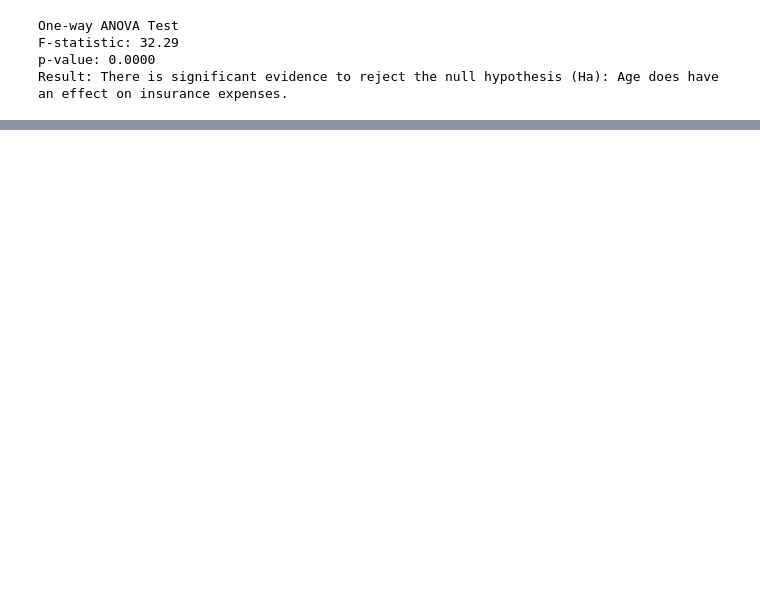
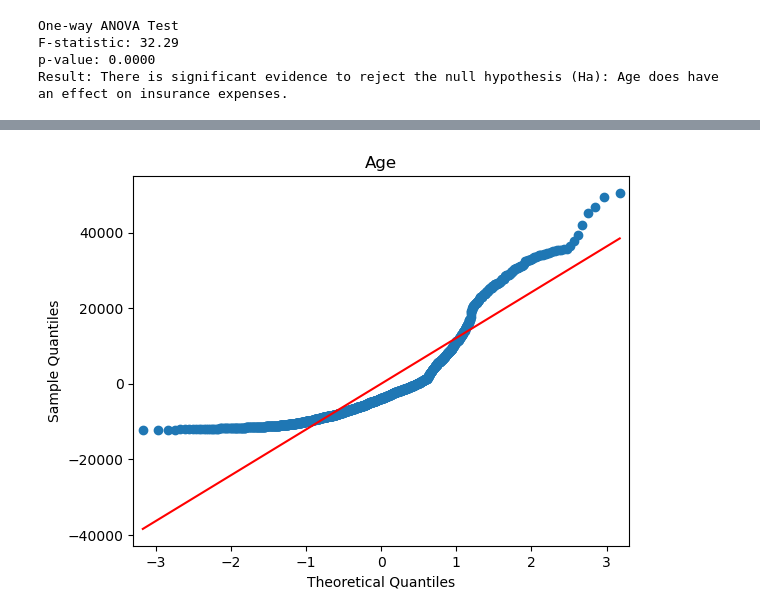
Before and after one commit to MAvdejev/Business-Statistics, a Jupyter notebook: Age.ipynb, the cells around one changed output, grey strips where cells are left out. Saved outputs shown, nothing was run; the diff lists cells and outputs as text; code cells hidden in the pictures; blank space fills up the shorter version.

```diff
--- a/Age.ipynb
+++ b/Age.ipynb
@@ -114,0 +145,20 @@ Result: There is significant evidence to reject the null hypothesis (Ha): Age do
+# %%
+
+# Fit a linear model
+income_segment_lm = sm.OLS(np.concatenate(grouped_data), sm.add_constant(np.concatenate([data.index.values for data in grouped_data]))).fit()
+
+# Get the residuals
+residuals = income_segment_lm.resid
+
+# Create a QQ plot
+sm.qqplot(residuals, line='s')
+
+# Add labels and title
+plt.title('Age')
+plt.xlabel('Theoretical Quantiles')
+plt.ylabel('Sample Quantiles')
+
+# Show the plot
+plt.show()
+# %% [output]
+[figure, added]
```
Also changed, not shown: parts of 16 cells of this notebook.
